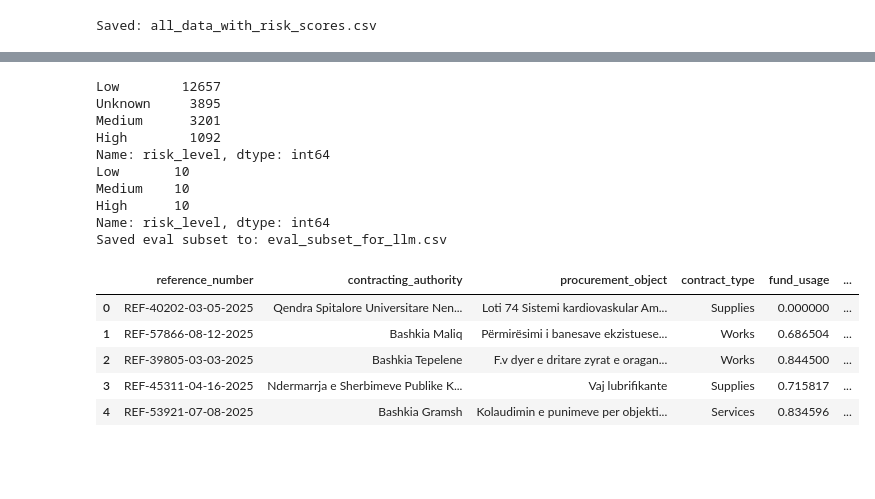
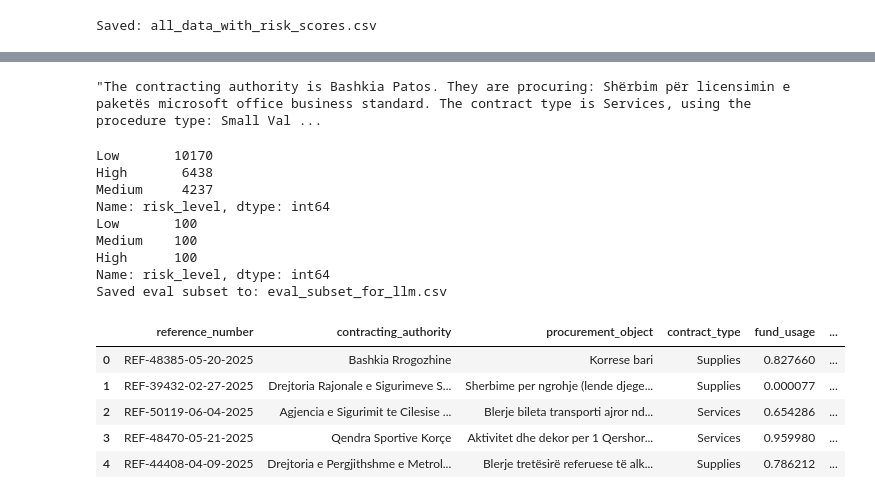
Before and after one commit to jfan981/Albania-Procurement-Framework, a Jupyter notebook: data_analysis.ipynb, the cells around one changed output, grey strips where cells are left out. Cells and saved outputs as stored; diff of their text form; code cells hidden in the pictures; blank space fills up the shorter version.

```diff
--- a/data_analysis.ipynb
+++ b/data_analysis.ipynb
@@ -235,0 +180,10 @@ plt.show()
+# %%
+low_q = df["risk_score"].quantile(0.60)
+high_q = df["risk_score"].quantile(0.85)
+
+def classify(score):
+    if score < low_q: return "Low"
+    elif score < high_q: return "Medium"
+    else: return "High"
+
+df["risk_level"] = df["risk_score"].apply(classify)
@@ -281,22 +246,3 @@ df.to_csv(output_path, index=False)
 print("Saved:", output_path)
 # %% [output]
 Saved: all_data_with_risk_scores.csv
-# %%
-# Notebook 9: export text summary for LLM prompt
-
-def build_case_summary(row: pd.Series) -> str:
-    return (
-        f"Contracting authority: {row['contracting_authority']}. "
-        f"Procurement object: {row['procurement_object']}. "
-        f"Contract type: {row['contract_type']}. "
-        f"Fund usage (winner_value / limit_fund) is {row['fund_usage']:.2f}. "
-        f"There were {int(row['num_bids_qualified'])} qualified bids "
-        f"and single bidder flag is {int(row['is_single_bidder'])}. "
-        f"The company has won {int(row['company_total_wins'])} contracts in 2025, "
-        f"with a single-bid win rate of {row['company_single_bid_win_rate']:.2f} "
-        f"and cancellation rate of {row['company_cancellation_rate']:.2f}."
-    )
-
-df["llm_summary"] = df.apply(build_case_summary, axis=1)
-
-df[["llm_summary", "risk_level"]].head()
@@ -310,3 +331,7 @@ df[["llm_summary", "risk_level"]].head()
+# %%
+df["llm_summary"][0]
+# %% [output]
+"The contracting authority is Bashkia Patos. They are procuring: Shërbim për licensimin e paketës microsoft office business standard. The contract type is Services, using the procedure type: Small Val ...
 # %%
 # %% 10: sample subset for LLM evaluation
 
@@ -315,7 +340,7 @@ import numpy as np
 print(df["risk_level"].value_counts(dropna=False))
 
 # sample N_PER_LEVEL from each risk level
-N_PER_LEVEL = 10
+N_PER_LEVEL = 100
 
 eval_samples = []
 
@@ -337,42 +362,41 @@ cols_for_llm = [
     "contracting_authority",
     "procurement_object",
     "contract_type",
     "fund_usage",
     "is_single_bidder",
     "is_single_qualified_bid",
     "num_bids_qualified",
     "company_total_wins",
     "company_single_bid_win_rate",
     "company_cancellation_rate",
     "competition_risk",
     "budget_risk",
     "historical_risk",
     "risk_score",
     "risk_level",
     "llm_summary",  # text summary for LLM prompt
 ]
 
 eval_df = eval_df[cols_for_llm]
 
 eval_output_path = "eval_subset_for_llm.csv"
 eval_df.to_csv(eval_output_path, index=False)
 print("Saved eval subset to:", eval_output_path)
 
 eval_df.head()
 # %% [output]
-Low        12657
-Unknown     3895
-Medium      3201
-High        1092
+Low       10170
+High       6438
+Medium     4237
 Name: risk_level, dtype: int64
-Low       10
-Medium    10
-High      10
+Low       100
+Medium    100
+High      100
 Name: risk_level, dtype: int64
 Saved eval subset to: eval_subset_for_llm.csv
 |  | reference_number | contracting_authority | procurement_object | contract_type | fund_usage | ... |
-| 0 | REF-40202-03-05-2025 | Qendra Spitalore Universitare Nen... | Loti 74 Sistemi kardiovaskular Am... | Supplies | 0.000000 | ... |
-| 1 | REF-57866-08-12-2025 | Bashkia Maliq | Përmirësimi i banesave ekzistuese... | Works | 0.686504 | ... |
-| 2 | REF-39805-03-03-2025 | Bashkia Tepelene | F.v dyer e dritare zyrat e oragan... | Works | 0.844500 | ... |
-| 3 | REF-45311-04-16-2025 | Ndermarrja e Sherbimeve Publike K... | Vaj lubrifikante | Supplies | 0.715817 | ... |
-| 4 | REF-53921-07-08-2025 | Bashkia Gramsh | Kolaudimin e punimeve per objekti... | Services | 0.834596 | ... |
+| 0 | REF-48385-05-20-2025 | Bashkia Rrogozhine | Korrese bari | Supplies | 0.827660 | ... |
+| 1 | REF-39432-02-27-2025 | Drejtoria Rajonale e Sigurimeve S... | Sherbime per ngrohje (lende djege... | Supplies | 0.000077 | ... |
+| 2 | REF-50119-06-04-2025 | Agjencia e Sigurimit te Cilesise ... | Blerje bileta transporti ajror nd... | Services | 0.654286 | ... |
+| 3 | REF-48470-05-21-2025 | Qendra Sportive Korçe | Aktivitet dhe dekor per 1 Qershor... | Services | 0.959980 | ... |
+| 4 | REF-44408-04-09-2025 | Drejtoria e Pergjithshme e Metrol... | Blerje tretësirë referuese të alk... | Supplies | 0.786212 | ... |
```
Also changed, not shown: parts of 18 cells of this notebook, 6 other files.
